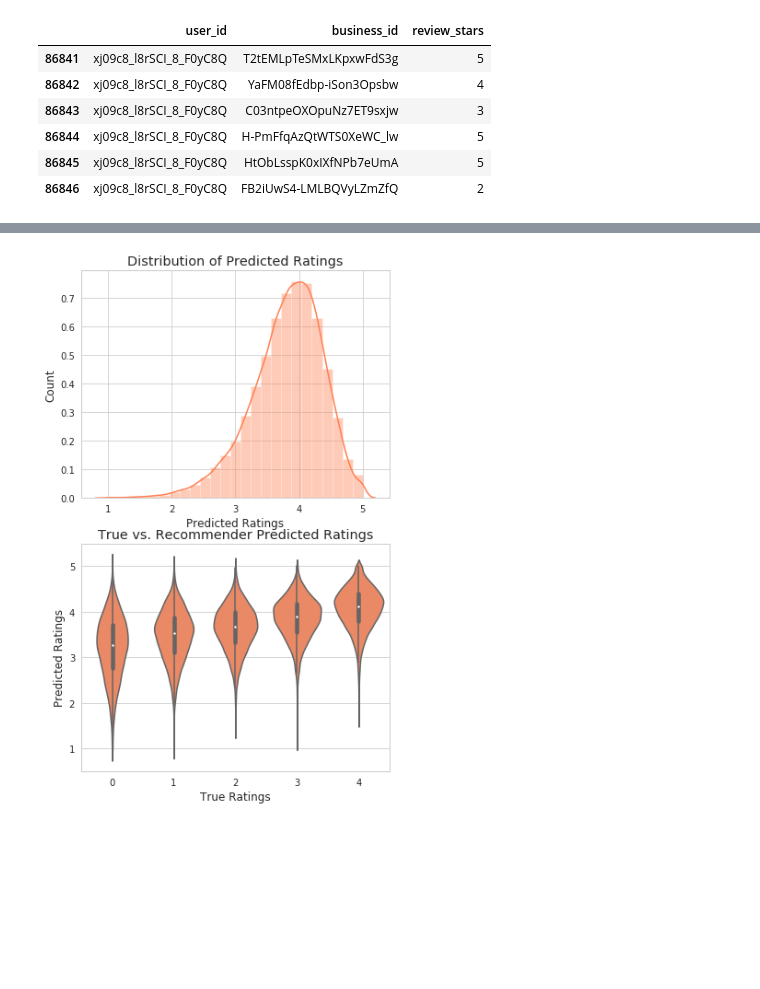
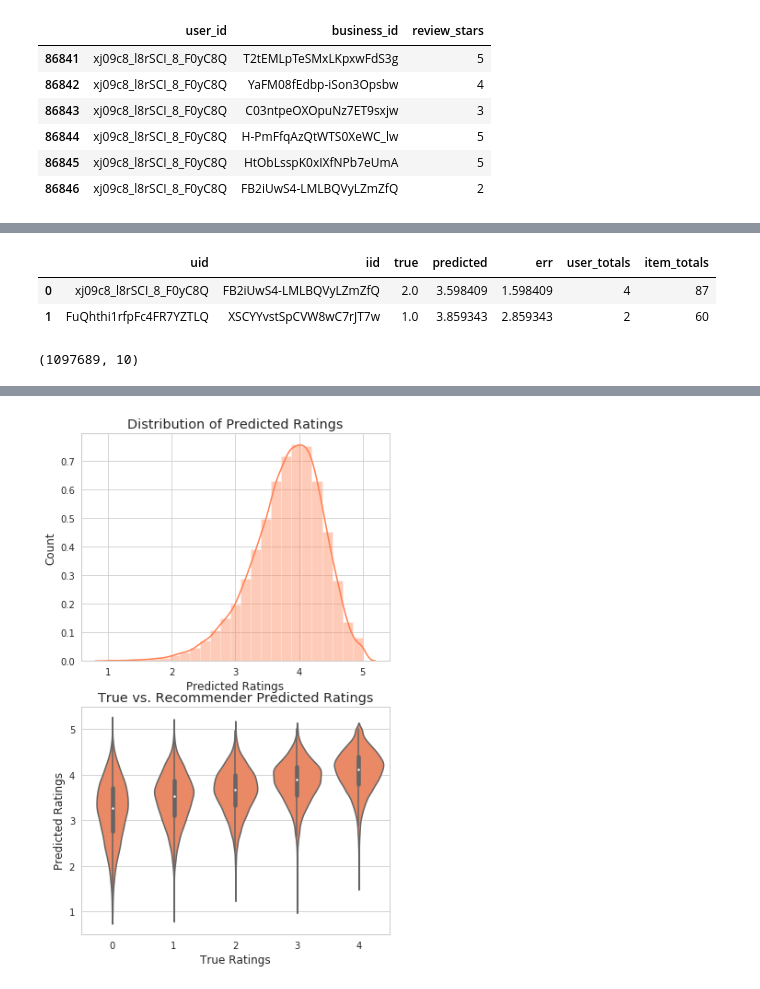
Before and after one commit to unclebrod/YelpRecommender, a Jupyter notebook: workbook.ipynb, the cells around one changed output, grey strips where cells are left out. Cells and saved outputs as stored; diff of their text form; code cells hidden in the pictures; blank space fills up the shorter version.

```diff
--- a/workbook.ipynb
+++ b/workbook.ipynb
@@ -1686,3 +1703,9 @@ predictions_df['err'] = abs(predictions_df['predicted'] -
                             predictions_df['true'])
 best_predictions = predictions_df.sort_values(by='err')[:50]
 worst_predictions = predictions_df.sort_values(by='err')[-50:]
+# %%
+predictions_df.head(2)
+# %% [output]
+|  | uid | iid | true | predicted | err | user_totals | item_totals |
+| 0 | xj09c8_l8rSCI_8_F0yC8Q | FB2iUwS4-LMLBQVyLZmZfQ | 2.0 | 3.598409 | 1.598409 | 4 | 87 |
+| 1 | FuQhthi1rfpFc4FR7YZTLQ | XSCYYvstSpCVW8wC7rJT7w | 1.0 | 3.859343 | 2.859343 | 2 | 60 |
@@ -1689 +1717,5 @@ worst_predictions = predictions_df.sort_values(by='err')[-50:]
+# %%
+compare_train_test.shape
+# %% [output]
+(1097689, 10)
 # %%
```
Also changed, not shown: parts of 19 cells of this notebook.
